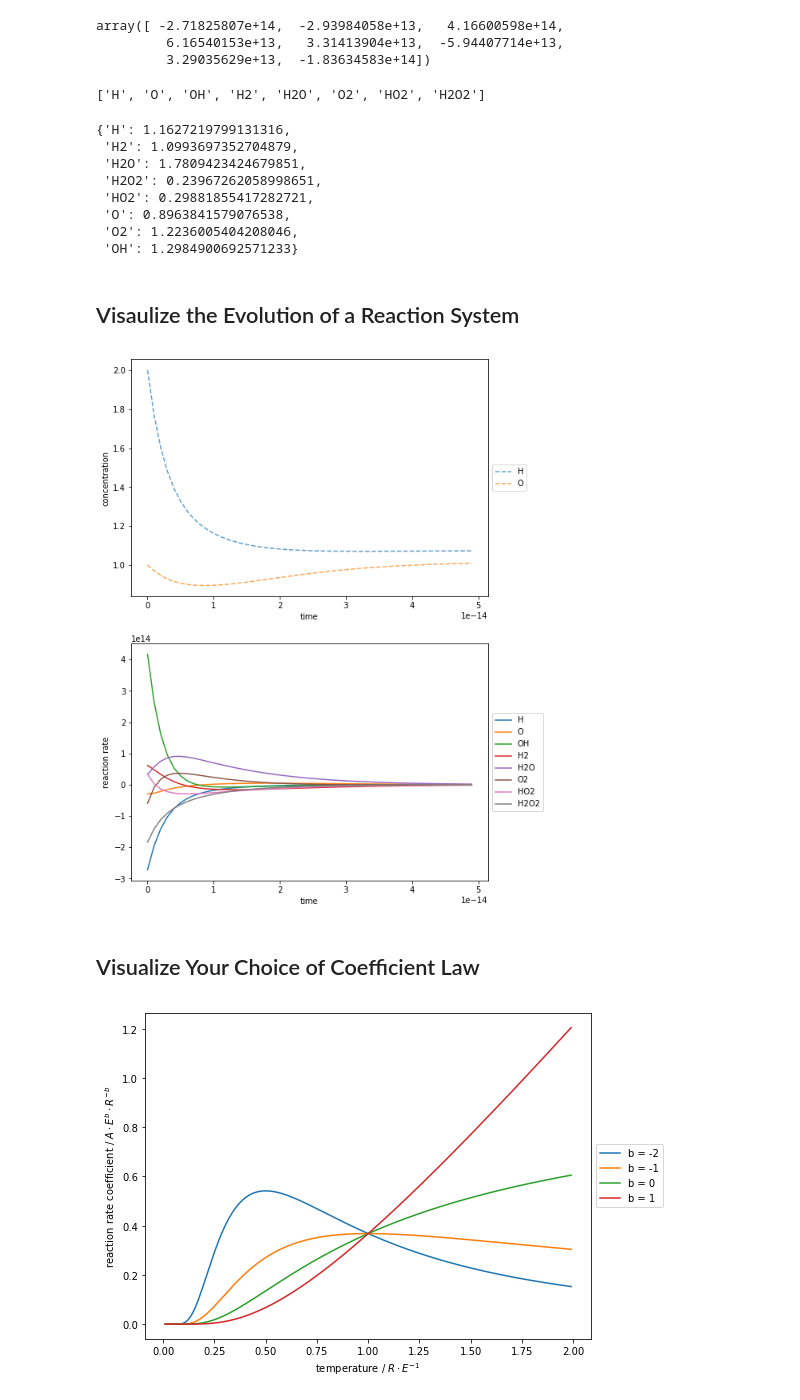
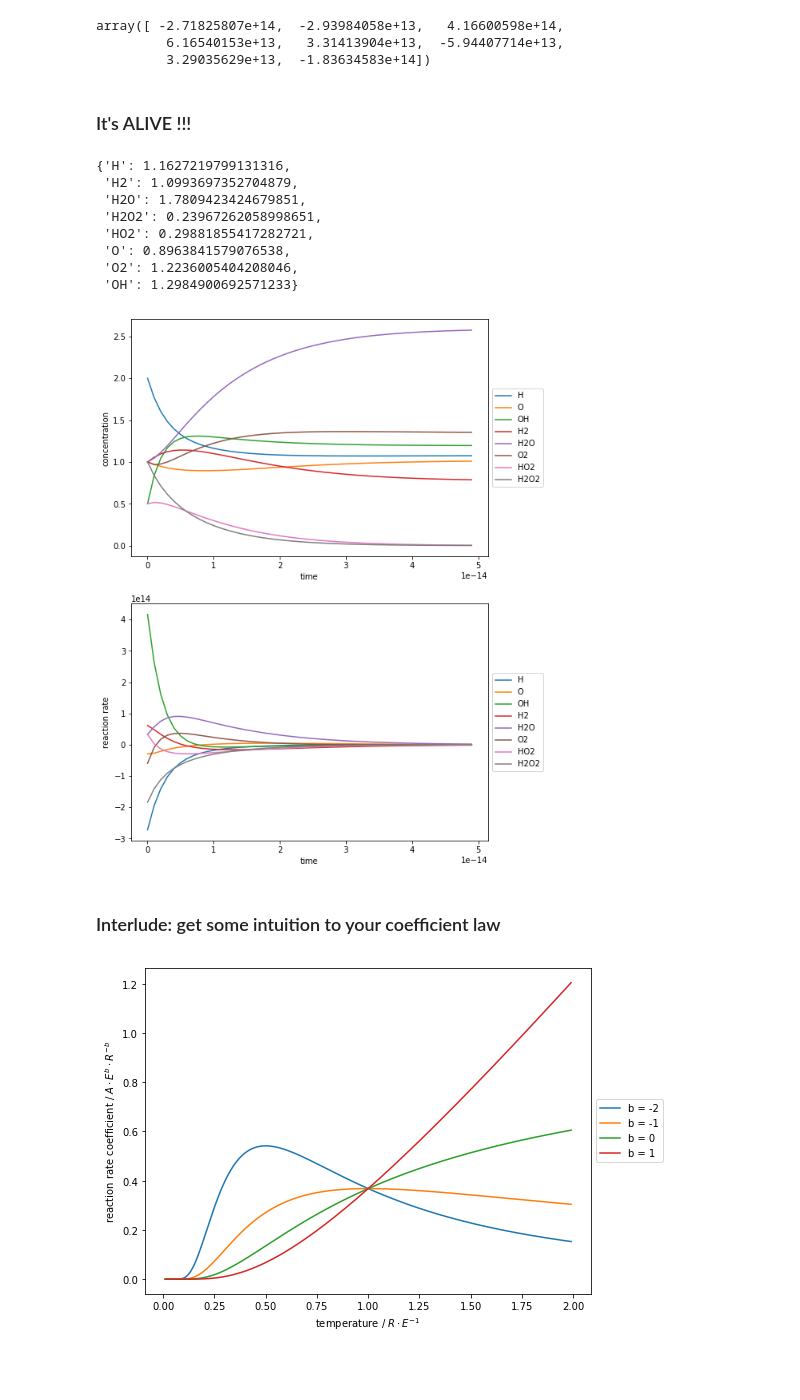
Before and after one commit to cs207group9/cs207-FinalProject, a Jupyter notebook: DEMO_MONDAY_DEC_11_GROUP9.ipynb, the cells around one changed output. Cells and saved outputs as stored; diff of their text form; code cells hidden in the pictures; blank space fills up the shorter version.

```diff
--- a/DEMO_MONDAY_DEC_11_GROUP9.ipynb
+++ b/DEMO_MONDAY_DEC_11_GROUP9.ipynb
@@ -159,10 +162,8 @@ reac_sys.get_reac_rate()
 array([ -2.71825807e+14,  -2.93984058e+13,   4.16600598e+14,
          6.16540153e+13,   3.31413904e+13,  -5.94407714e+13,
          3.29035629e+13,  -1.83634583e+14])
-# %%
-reac_sys.get_species()
-# %% [output]
-['H', 'O', 'OH', 'H2', 'H2O', 'O2', 'HO2', 'H2O2']
+# %% [markdown]
+### It's ALIVE !!!
 # %%
 reac_sys.evolute(1e-14, method='LSODA')
 reac_sys.get_concs()
@@ -180,22 +179,21 @@ reac_sys.set_concs(concentrations)
-# %% [markdown]
-## Visaulize the Evolution of a Reaction System
 # %%
 import numpy as np
 import matplotlib.pyplot as plt
 from chemkin_CS207_G9.plotting.NonNetworkPlot import plot_concentration
 from chemkin_CS207_G9.plotting.NonNetworkPlot import plot_reaction_rate
 
-time_grid = np.arange(0,5e-14,1e-15)
+reac_sys.set_concs(concentrations)
+time_grid = np.arange(0, 5e-14, 1e-15)
 
 fig, axes = plt.subplots(2, 1, figsize=(8,12))
-plot_concentration(reac_sys, time_grid, species=['H','O'],
-                   ax=axes[0], linestyle='dashed', alpha=0.7)
+plot_concentration(reac_sys, time_grid, ax=axes[0])
+                   #species=['H','O'], linestyle='dashed', alpha=0.7)
 plot_reaction_rate(reac_sys, time_grid, ax=axes[1])
 plt.show()
 # %% [output]
-[figure, old version]
+[figure, new version]
-# %% [markdown]
-## Visualize Your Choice of Coefficient Law
+# %% [markdown]
+### Interlude: get some intuition to your coefficient law
 # %%
 import numpy as np
 import matplotlib.pyplot as plt
```
Also changed, not shown: parts of 37 cells of this notebook.
